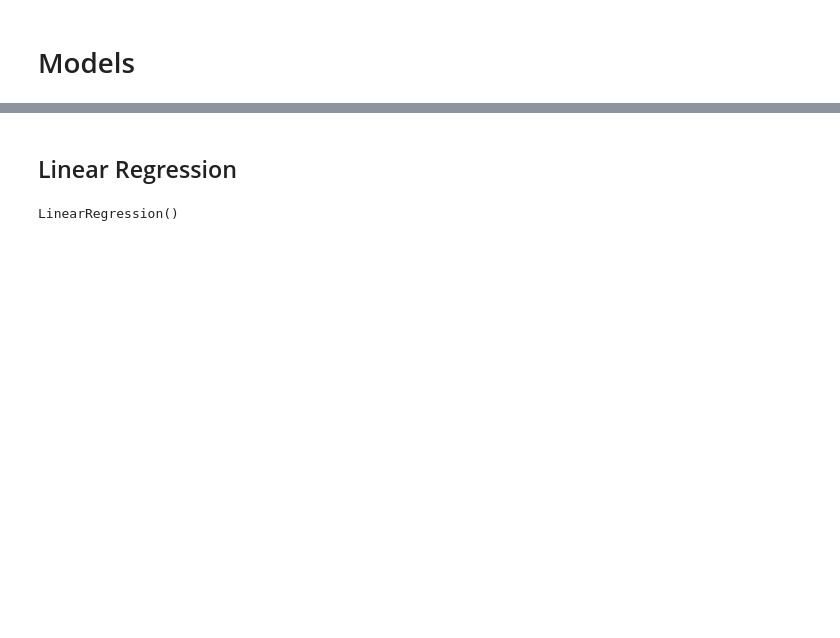
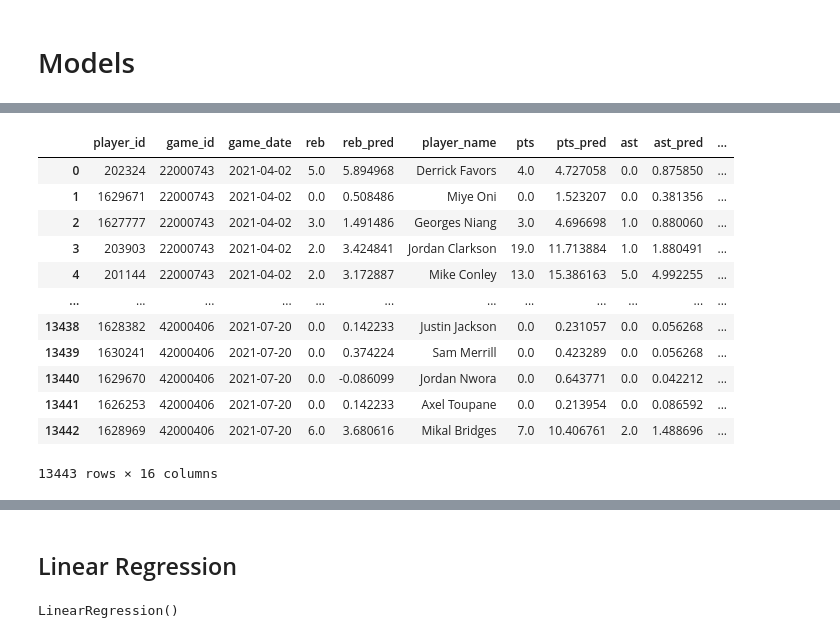
Before and after one commit to tzachpach/final_project_dfs, a Jupyter notebook: time_predict_y_pred.ipynb, the cells around one changed output, grey strips where cells are left out. Saved outputs shown, nothing was run; the diff lists cells and outputs as text; code cells hidden in the pictures; blank space fills up the shorter version.

```diff
--- a/time_predict_y_pred.ipynb
+++ b/time_predict_y_pred.ipynb
@@ -174,0 +312,12 @@ X_train, X_test, y_train, y_test = train_test_split(X, y, test_size=0.2, random_
+# %%
+y_pred = model.predict(dtest)
+
+# Calculate evaluation metrics
+mse = mean_squared_error(y_test, y_pred)
+rmse = np.sqrt(mse)
+r2 = r2_score(y_test, y_pred)
+
+# Print the evaluation metrics
+print(f'Mean Squared Error (MSE): {mse:.2f}')
+print(f'Root Mean Squared Error (RMSE): {rmse:.2f}')
+print(f'R-squared (R²): {r2:.2f}')
@@ -174,0 +569,34 @@ X_train, X_test, y_train, y_test = train_test_split(X, y, test_size=0.2, random_
+# %%
+dfs = []
+
+# Iterate over the dictionary items
+for key, df in total_results.items():
+    # Extract the prefix from the key
+    prefix = key.split('_')[0]
+    # Rename the columns
+    df.rename(columns={'y': prefix, 'y_pred': f'{prefix}_pred'}, inplace=True)
+    # Append the DataFrame to the list
+    dfs.append(df)
+
+# Start with the first DataFrame in the list
+combined_df = dfs[0]
+
+# Iteratively merge the remaining DataFrames
+for df in dfs[1:]:
+    combined_df = pd.merge(combined_df, df, on=['game_id', 'player_id', 'player_name', 'game_date'], how='outer')
+# %%
+combined_df
+# %% [output]
+|  | player_id | game_id | game_date | reb | reb_pred | player_name | pts | pts_pred | ast | ast_pred | ... |
+| 0 | 202324 | 22000743 | 2021-04-02 | 5.0 | 5.894968 | Derrick Favors | 4.0 | 4.727058 | 0.0 | 0.875850 | ... |
+| 1 | 1629671 | 22000743 | 2021-04-02 | 0.0 | 0.508486 | Miye Oni | 0.0 | 1.523207 | 0.0 | 0.381356 | ... |
+| 2 | 1627777 | 22000743 | 2021-04-02 | 3.0 | 1.491486 | Georges Niang | 3.0 | 4.696698 | 1.0 | 0.880060 | ... |
+| 3 | 203903 | 22000743 | 2021-04-02 | 2.0 | 3.424841 | Jordan Clarkson | 19.0 | 11.713884 | 1.0 | 1.880491 | ... |
+| 4 | 201144 | 22000743 | 2021-04-02 | 2.0 | 3.172887 | Mike Conley | 13.0 | 15.386163 | 5.0 | 4.992255 | ... |
+| ... | ... | ... | ... | ... | ... | ... | ... | ... | ... | ... | ... |
+| 13438 | 1628382 | 42000406 | 2021-07-20 | 0.0 | 0.142233 | Justin Jackson | 0.0 | 0.231057 | 0.0 | 0.056268 | ... |
+| 13439 | 1630241 | 42000406 | 2021-07-20 | 0.0 | 0.374224 | Sam Merrill | 0.0 | 0.423289 | 0.0 | 0.056268 | ... |
+| 13440 | 1629670 | 42000406 | 2021-07-20 | 0.0 | -0.086099 | Jordan Nwora | 0.0 | 0.643771 | 0.0 | 0.042212 | ... |
+| 13441 | 1626253 | 42000406 | 2021-07-20 | 0.0 | 0.142233 | Axel Toupane | 0.0 | 0.213954 | 0.0 | 0.086592 | ... |
+| 13442 | 1628969 | 42000406 | 2021-07-20 | 6.0 | 3.680616 | Mikal Bridges | 7.0 | 10.406761 | 2.0 | 1.488696 | ... |
+13443 rows × 16 columns
```
Also changed, not shown: parts of 45 cells of this notebook, 6 other files.
